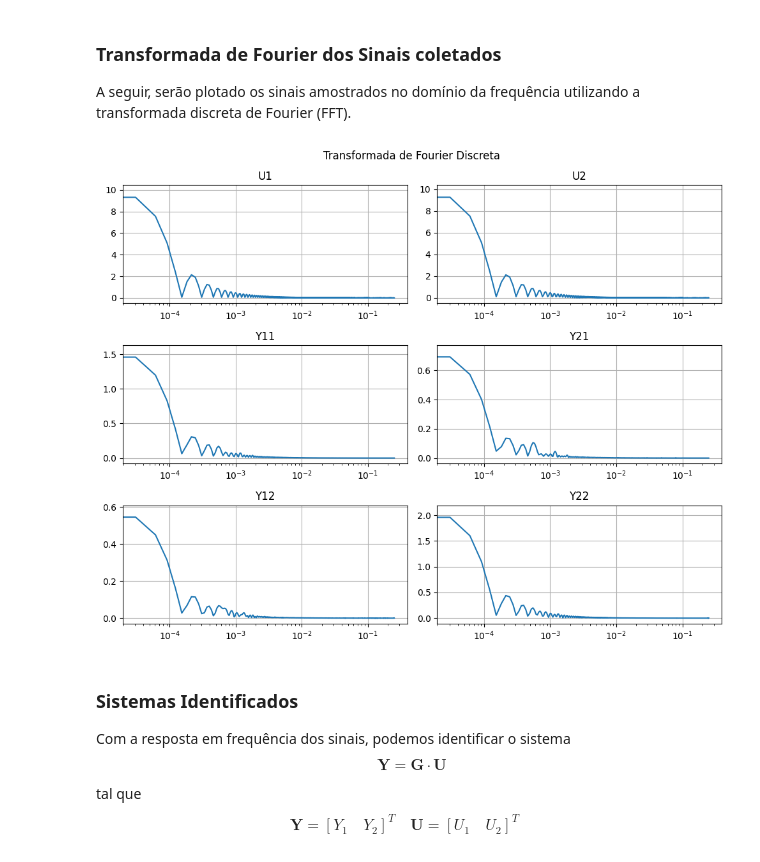
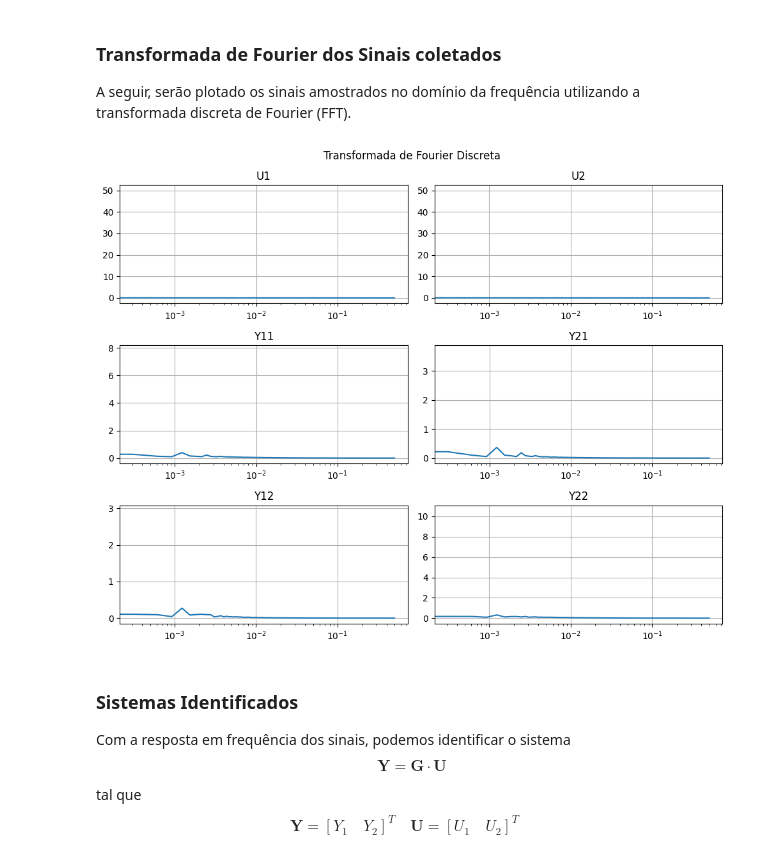
Before and after one commit to william-hazem/Model-Predictive-Control, a Jupyter notebook: identificacao/experimento.ipynb, the cells around one changed output. Drawn from its saved outputs; the diff is of its cells as text; code cells hidden in the pictures.

```diff
--- a/identificacao/experimento.ipynb
+++ b/identificacao/experimento.ipynb
@@ -290,61 +277,56 @@ xdb = 20*log10(x)
 
 A seguir, serão plotado os sinais amostrados no domínio da frequência utilizando a transformada discreta de Fourier (FFT).
 # %%
-
-
 def plot_mag(w, x, ax=None):
     # plt.plot((np.abs(x)))
 
     if ax is None:
         ax = plt
     ax.semilogx(w, np.abs(x))
-
-
-
 
 def post_fft(x, N = N):
     x_abs = np.abs(x[:N//2 + 1]) / N
     # x_abs *= 2.0
     # x_abs[0] /= 2.0
     # x_abs[-1] /=2.0
 
     return x_abs
 
 # u1 = u1 / 100.0
 # u2 = u2 / 100.0
 
 L = np.arange(N)
 
-u1_jw =  fft.fft(u1 , n = N)
-u2_jw =  fft.fft(u2 , n = N)
-y11_jw = fft.fft(y11, n = N)
-y21_jw = fft.fft(y21, n = N)
-y12_jw = fft.fft(y12, n = N)
-y22_jw = fft.fft(y22, n = N)
+freq1, u1_jw =  compute_fft(u1 )
+freq2, u2_jw =  compute_fft(u2 )
+_, y11_jw = compute_fft(y11)
+_, y21_jw = compute_fft(y21)
+_, y12_jw = compute_fft(y12)
+_, y22_jw = compute_fft(y22)
 
 fig, axes = plt.subplots(3, 2, figsize=(10, 8))
 ax_u1, ax_u2, ax_y11, ax_y21, ax_y12, ax_y22 = axes.ravel()
 for ax in axes.ravel():
     ax.grid(True)
 
 ax_u1.set_title("U1")
 ax_u2.set_title("U2")
 ax_y11.set_title("Y11")
 ax_y21.set_title("Y21")
 ax_y12.set_title("Y12")
 ax_y22.set_title("Y22")
 
-plot_mag(omega[:N//2+1], post_fft( u1_jw, N=N), ax_u1)
-plot_mag(omega[:N//2+1], post_fft( u2_jw, N=N), ax_u2)
-plot_mag(omega[:N//2+1], post_fft(y11_jw, N=N), ax_y11)
-plot_mag(omega[:N//2+1], post_fft(y21_jw, N=N), ax_y21)
-plot_mag(omega[:N//2+1], post_fft(y12_jw, N=N), ax_y12)
-plot_mag(omega[:N//2+1], post_fft(y22_jw, N=N), ax_y22)
+plot_mag(freq1, u1_jw, ax_u1)
+plot_mag(freq2, u2_jw, ax_u2)
+plot_mag(freq1, y11_jw, ax_y11)
+plot_mag(freq1, y21_jw, ax_y21)
+plot_mag(freq2, y12_jw, ax_y12)
+plot_mag(freq2, y22_jw, ax_y22)
 
 fig.suptitle("Transformada de Fourier Discreta")
 fig.tight_layout();
 # %% [output]
-[figure, old version]
+[figure, new version]
 # %% [markdown]
 ### Sistemas Identificados
 
```
Also changed, not shown: parts of 4 cells of this notebook, 3 other files.
